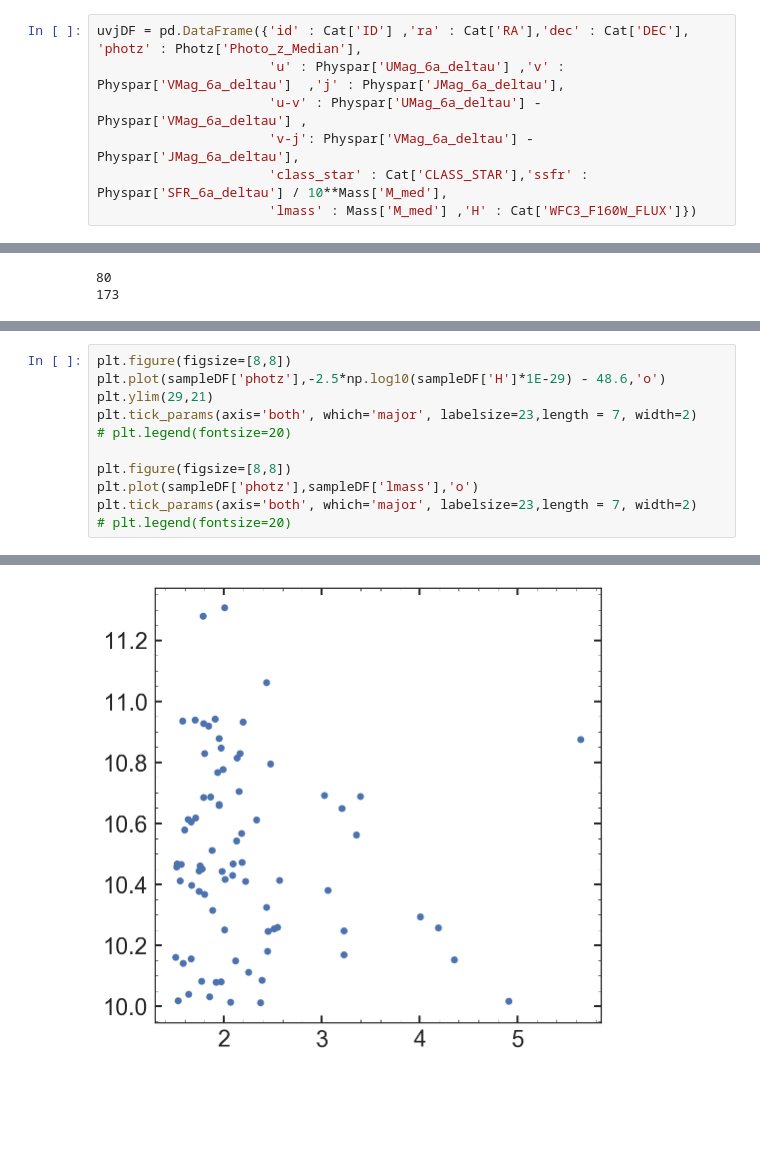
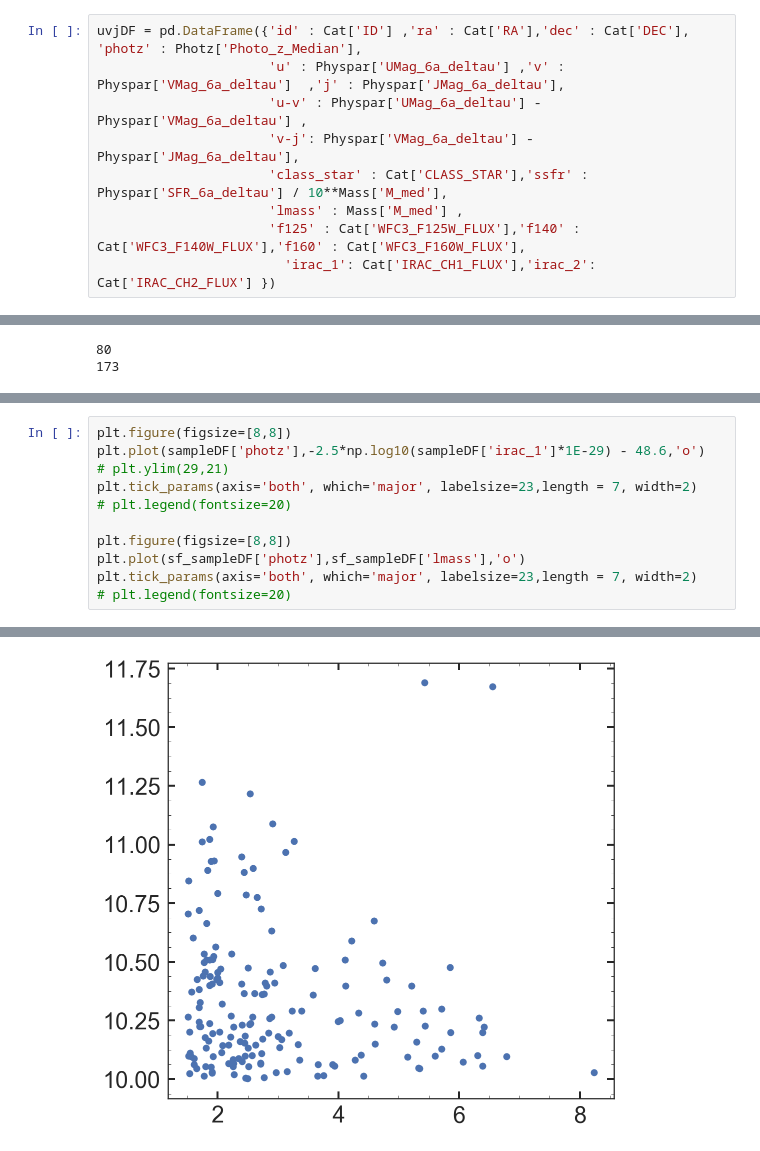
Before and after one commit to Vince-ec/JWST_proposal, a Jupyter notebook: source_find.ipynb, the cells around one changed output, grey strips where cells are left out. Drawn from its saved outputs; the diff is of its cells as text; blank space fills up the shorter version.

```diff
--- a/source_find.ipynb
+++ b/source_find.ipynb
@@ -65,7 +78,9 @@ uvjDF = pd.DataFrame({'id' : Cat['ID'] ,'ra' : Cat['RA'],'dec' : Cat['DEC'], 'ph
                       'u-v' : Physpar['UMag_6a_deltau'] - Physpar['VMag_6a_deltau'] ,
                       'v-j': Physpar['VMag_6a_deltau'] - Physpar['JMag_6a_deltau'],
                       'class_star' : Cat['CLASS_STAR'],'ssfr' : Physpar['SFR_6a_deltau'] / 10**Mass['M_med'],
-                      'lmass' : Mass['M_med'] ,'H' : Cat['WFC3_F160W_FLUX']})
+                      'lmass' : Mass['M_med'] ,
+                      'f125' : Cat['WFC3_F125W_FLUX'],'f140' : Cat['WFC3_F140W_FLUX'],'f160' : Cat['WFC3_F160W_FLUX'],
+                        'irac_1': Cat['IRAC_CH1_FLUX'],'irac_2': Cat['IRAC_CH2_FLUX'] })
 # %%
 uvjDF = uvjDF[uvjDF.class_star < 0.8]
 uvjDF = uvjDF[uvjDF.lmass > 10.0 ]
@@ -372,12 +404,12 @@ print len(sf_sampleDF.index)
 # %%
 plt.figure(figsize=[8,8])
-plt.plot(sampleDF['photz'],-2.5*np.log10(sampleDF['H']*1E-29) - 48.6,'o')
-plt.ylim(29,21)
+plt.plot(sampleDF['photz'],-2.5*np.log10(sampleDF['irac_1']*1E-29) - 48.6,'o')
+# plt.ylim(29,21)
 plt.tick_params(axis='both', which='major', labelsize=23,length = 7, width=2)
 # plt.legend(fontsize=20)
 
 plt.figure(figsize=[8,8])
-plt.plot(sampleDF['photz'],sampleDF['lmass'],'o')
+plt.plot(sf_sampleDF['photz'],sf_sampleDF['lmass'],'o')
 plt.tick_params(axis='both', which='major', labelsize=23,length = 7, width=2)
 # plt.legend(fontsize=20)
 # %% [output]
@@ -385,4 +417,4 @@ plt.tick_params(axis='both', which='major', labelsize=23,length = 7, width=2)
-[figure, old version]
+[figure, new version]
 # %%
 sampleDF[sampleDF.photz > 4]
 # %% [output]
```
Also changed, not shown: parts of 10 cells of this notebook.
